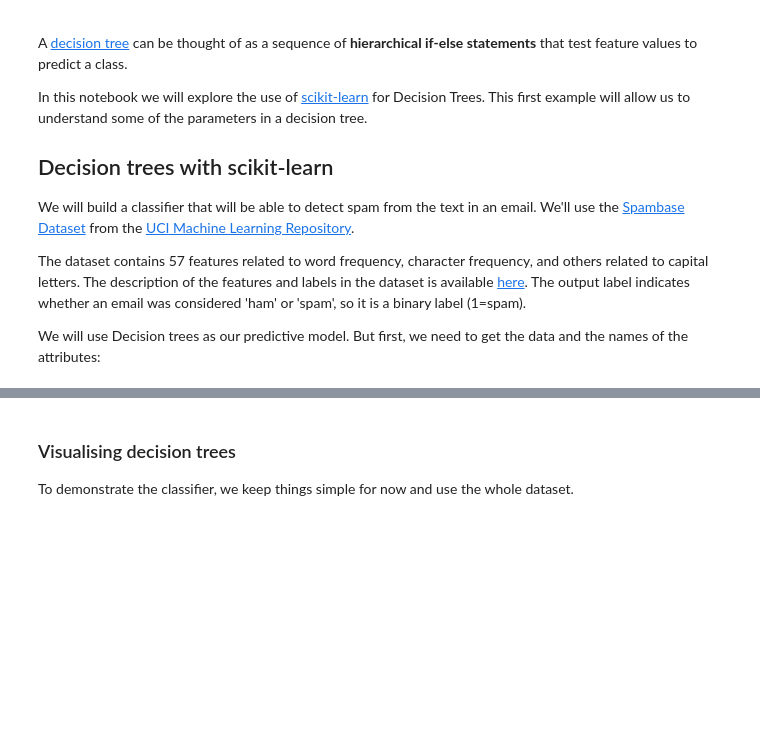
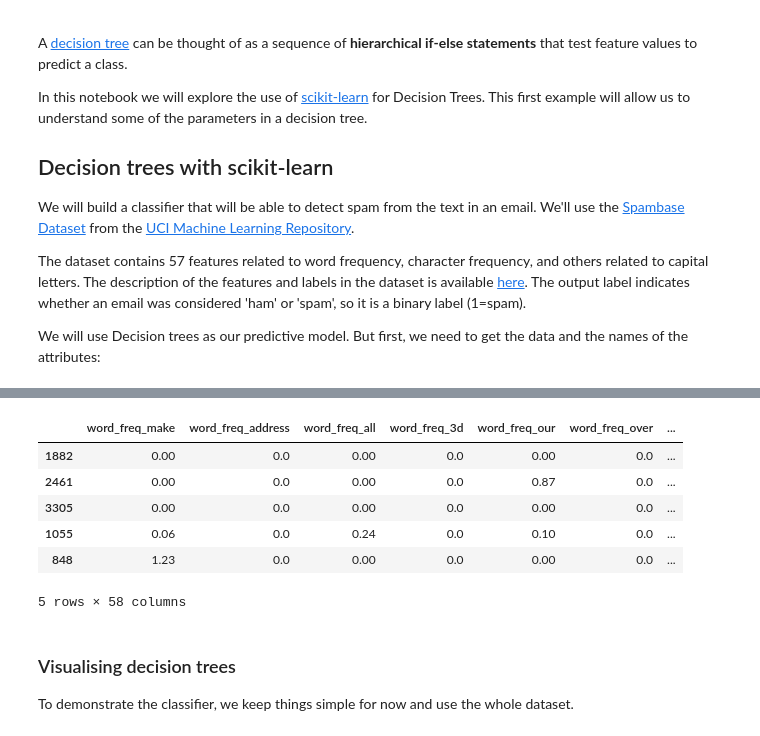
Before and after one commit to adhirajbane13/Uni_Sheffield_Module_Work, a Jupyter notebook: ML-and-AI/COM4509_lab3_(2023_24).ipynb, the cells around one changed output, grey strips where cells are left out. Cells and saved outputs as stored; diff of their text form; code cells hidden in the pictures; blank space fills up the shorter version.

```diff
--- a/ML-and-AI/COM4509_lab3_(2023_24).ipynb
+++ b/ML-and-AI/COM4509_lab3_(2023_24).ipynb
@@ -28,3 +39,13 @@ spam_data.describe()
+# %%
+spam_data.sample(5)
+# %% [output]
+|  | word_freq_make | word_freq_address | word_freq_all | word_freq_3d | word_freq_our | word_freq_over | ... |
+| 1882 | 0.00 | 0.0 | 0.00 | 0.0 | 0.00 | 0.0 | ... |
+| 2461 | 0.00 | 0.0 | 0.00 | 0.0 | 0.87 | 0.0 | ... |
+| 3305 | 0.00 | 0.0 | 0.00 | 0.0 | 0.00 | 0.0 | ... |
+| 1055 | 0.06 | 0.0 | 0.24 | 0.0 | 0.10 | 0.0 | ... |
+| 848 | 1.23 | 0.0 | 0.00 | 0.0 | 0.00 | 0.0 | ... |
+5 rows × 58 columns
 # %% [markdown]
 ### Visualising decision trees
 
```
Also changed, not shown: parts of 6 cells of this notebook, 39 other files.
